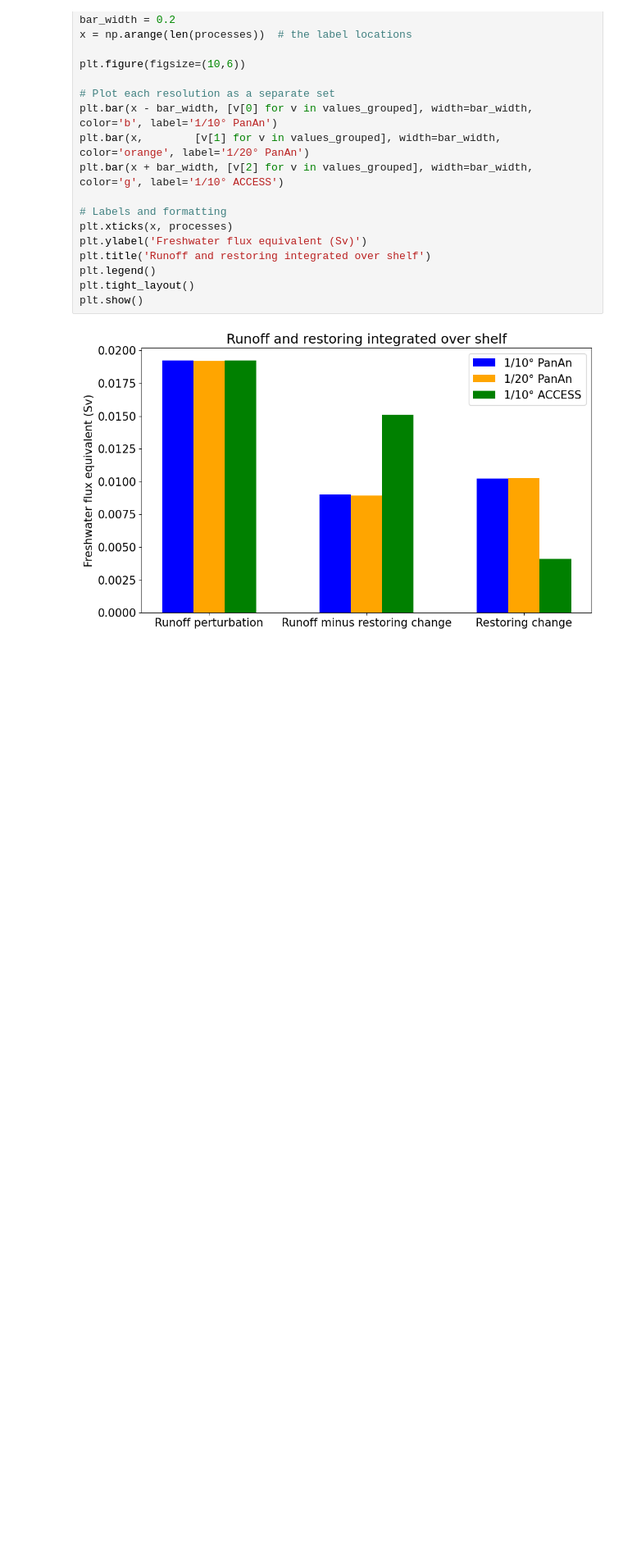
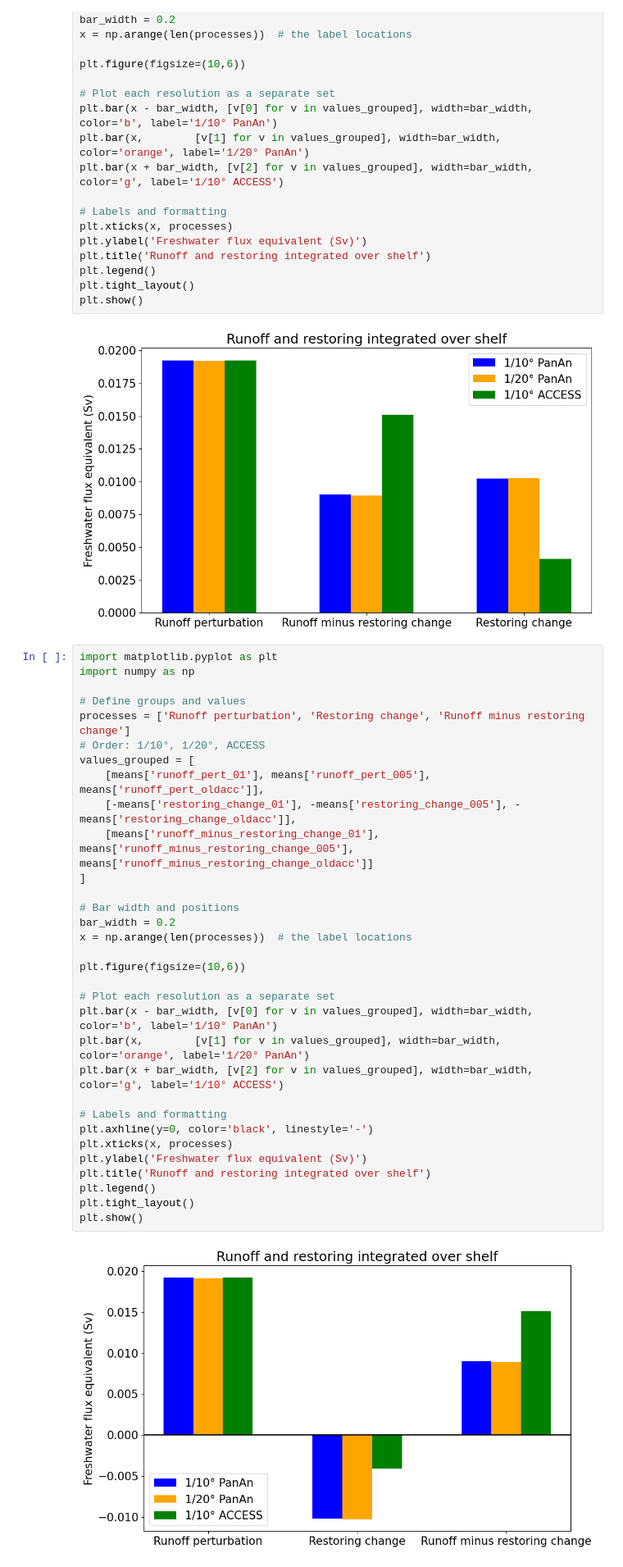
Before and after one commit to adele-morrison/panan-meltwater, a Jupyter notebook: notebooks/restoring/Restoring_OriginalPanans.ipynb, the cells around one changed output. Shown at 82% size. Cells and saved outputs as stored; diff of their text form; blank space fills up the shorter version.

```diff
--- a/notebooks/restoring/Restoring_OriginalPanans.ipynb
+++ b/notebooks/restoring/Restoring_OriginalPanans.ipynb
@@ -522,3 +522,37 @@ plt.tight_layout()
 plt.show()
 # %% [output]
 [figure]
+# %%
+import matplotlib.pyplot as plt
+import numpy as np
+
+# Define groups and values
+processes = ['Runoff perturbation', 'Restoring change', 'Runoff minus restoring change']
+# Order: 1/10°, 1/20°, ACCESS
+values_grouped = [
+    [means['runoff_pert_01'], means['runoff_pert_005'], means['runoff_pert_oldacc']],
+    [-means['restoring_change_01'], -means['restoring_change_005'], -means['restoring_change_oldacc']],
+    [means['runoff_minus_restoring_change_01'], means['runoff_minus_restoring_change_005'], means['runoff_minus_restoring_change_oldacc']]
+]
+
+# Bar width and positions
+bar_width = 0.2
+x = np.arange(len(processes))  # the label locations
+
+plt.figure(figsize=(10,6))
+
+# Plot each resolution as a separate set
+plt.bar(x - bar_width, [v[0] for v in values_grouped], width=bar_width, color='b', label='1/10° PanAn')
+plt.bar(x,        [v[1] for v in values_grouped], width=bar_width, color='orange', label='1/20° PanAn')
+plt.bar(x + bar_width, [v[2] for v in values_grouped], width=bar_width, color='g', label='1/10° ACCESS')
+
+# Labels and formatting
+plt.axhline(y=0, color='black', linestyle='-')
+plt.xticks(x, processes)
+plt.ylabel('Freshwater flux equivalent (Sv)')
+plt.title('Runoff and restoring integrated over shelf')
+plt.legend()
+plt.tight_layout()
+plt.show()
+# %% [output]
+[figure, added]
```
Also changed, not shown: parts of 1 cell of this notebook, 7 other files.
